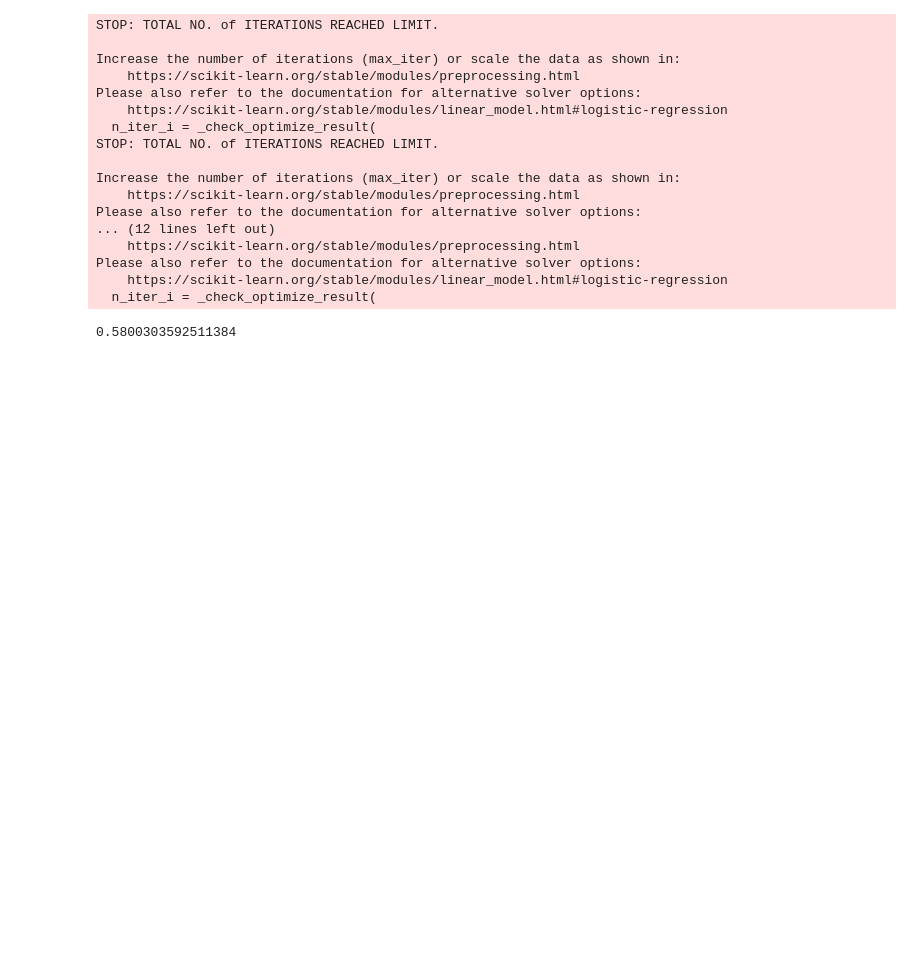
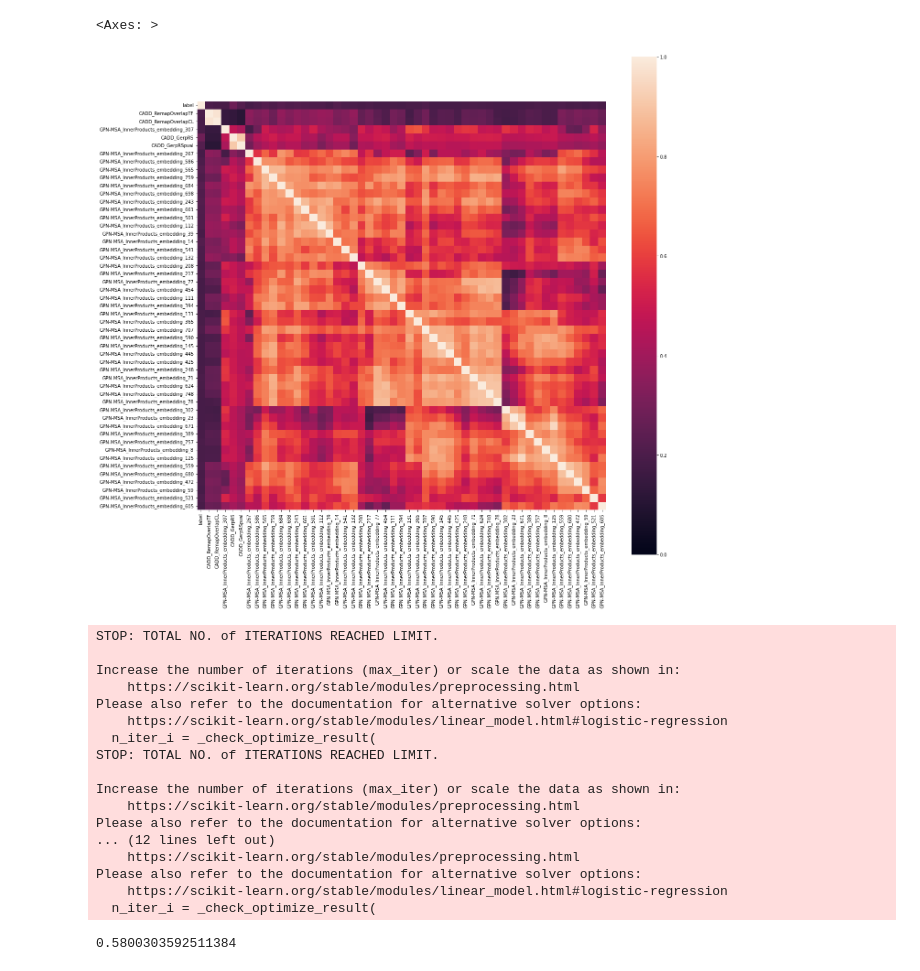
Before and after one commit to minjaf/TraitGym, a Jupyter notebook: workflow/notebooks/feature_selection.ipynb, the cells around one changed output. Cells and saved outputs as stored; diff of their text form; code cells hidden in the pictures; blank space fills up the shorter version.

```diff
--- a/workflow/notebooks/feature_selection.ipynb
+++ b/workflow/notebooks/feature_selection.ipynb
@@ -78,5 +95,5 @@ features
 # %%
-plt.figure(figsize=(20, 20))
-#sns.heatmap(V[["label"] + features].corr(method="spearman"))
-sns.clustermap(V[["label"] + features].corr(method="spearman"))
+#corr = V[["label"] + features].corr(method="spearman").abs()
+corr = V[["label"] + ranked_features.head(50).index.values.tolist()].corr(method="spearman").abs()
+corr
 # %% [output]
@@ -85,0 +118,12 @@ ValueError: The condensed distance matrix must contain only finite values.
+# %%
+from scipy.cluster.hierarchy import linkage, leaves_list
+
+# need to do this better, label was clustering much better before
+
+# perform hierarchical clustering
+linkage_matrix = linkage(corr, method='average')
+# get the reordered index
+reordered_index = leaves_list(linkage_matrix)
+# reorder the correlation matrix
+corr = corr.iloc[reordered_index, reordered_index]
+corr
@@ -86,3 +149,33 @@ ValueError: The condensed distance matrix must contain only finite values.
+# %%
+# TODO: should also show correlation with ref and alt (1-hot first, perhaps)
+# only within GPN-MSA
+
+# TODO: try largest merged dataset
+# TODO: filter to features with high correlation with label
+
+label_idx = corr.columns.tolist().index('label')
+
+idx = slice(None)
+#idx = slice(45, 65)
+#idx = slice(500, 700)
+#idx = slice(label_idx-30, label_idx+30)
+
+plt.figure(figsize=(20, 20))
+sns.heatmap(
+    corr.iloc[idx, idx],
+    square=True,
+    vmin=0, vmax=1,
+)
+#sns.clustermap(
+    #corr.iloc[idx, idx],
+    #corr,
+    #cmap="coolwarm",
+    #figsize=(30, 30),
+#)
+#plt.savefig("correlation.pdf", bbox_inches="tight")
+# %% [output]
+<Axes: >
+[figure, added]
 # %%
 X = features
 y = V.label
```
Also changed, not shown: parts of 5 cells of this notebook, 1 other file.
